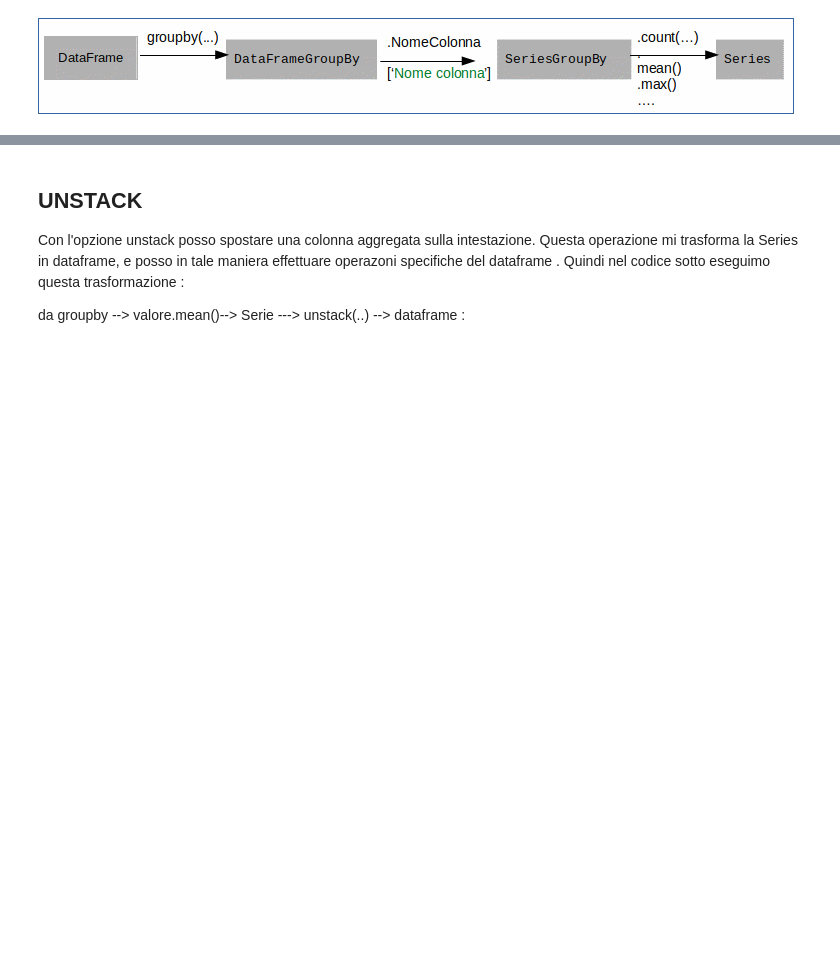
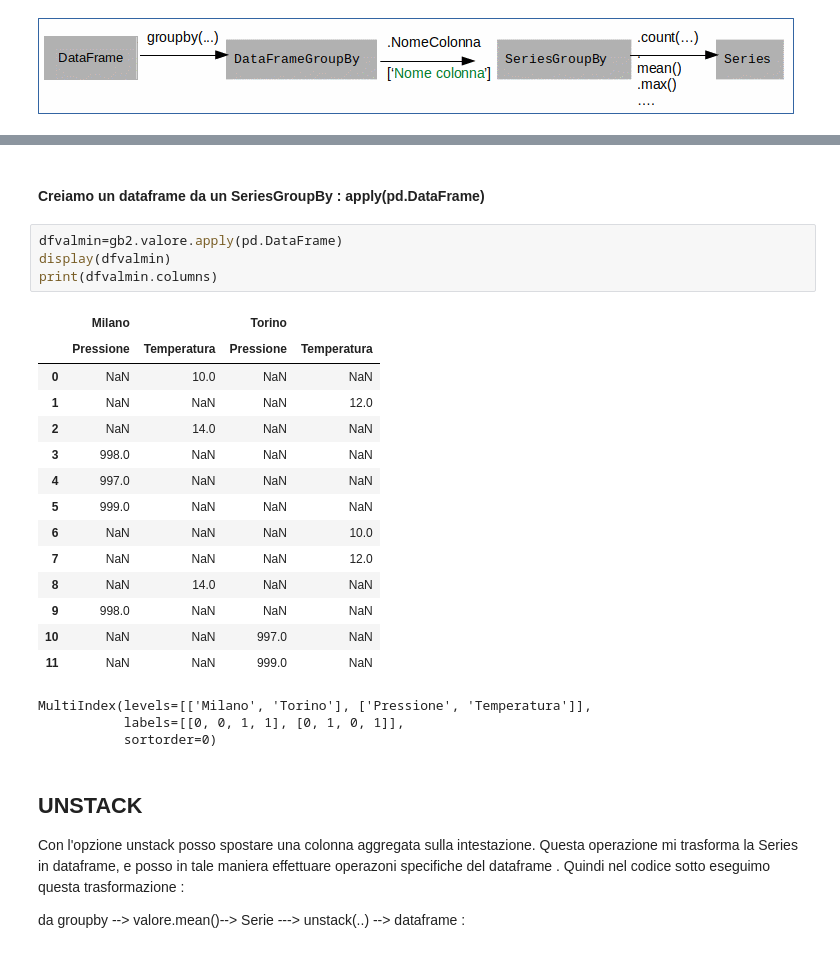
Before and after one commit to antoiovi/jupythernotebooks, a Jupyter notebook: GroupBy.ipynb, the cells around one changed output, grey strips where cells are left out. Cells and saved outputs as stored; diff of their text form; blank space fills up the shorter version.

```diff
--- a/DataFrameGroupBy.ipynb
+++ b/GroupBy.ipynb
@@ -156,3 +230,27 @@ print(type(gb2.valore.mean()))
+# %% [markdown]
+#### Creiamo un dataframe da un SeriesGroupBy : apply(pd.DataFrame)
+# %%
+dfvalmin=gb2.valore.apply(pd.DataFrame)
+display(dfvalmin)
+print(dfvalmin.columns)
+# %% [output]
+|  | Milano |  | Torino |  |
+|  | Pressione | Temperatura | Pressione | Temperatura |
+| 0 | NaN | 10.0 | NaN | NaN |
+| 1 | NaN | NaN | NaN | 12.0 |
+| 2 | NaN | 14.0 | NaN | NaN |
+| 3 | 998.0 | NaN | NaN | NaN |
+| 4 | 997.0 | NaN | NaN | NaN |
+| 5 | 999.0 | NaN | NaN | NaN |
+| 6 | NaN | NaN | NaN | 10.0 |
+| 7 | NaN | NaN | NaN | 12.0 |
+| 8 | NaN | 14.0 | NaN | NaN |
+| 9 | 998.0 | NaN | NaN | NaN |
+| 10 | NaN | NaN | 997.0 | NaN |
+| 11 | NaN | NaN | 999.0 | NaN |
+MultiIndex(levels=[['Milano', 'Torino'], ['Pressione', 'Temperatura']],
+           labels=[[0, 0, 1, 1], [0, 1, 0, 1]],
+           sortorder=0)
 # %% [markdown]
 ## UNSTACK
 Con l'opzione unstack posso spostare una colonna aggregata sulla intestazione. Questa operazione mi trasforma la Series in dataframe, e posso in tale maniera effettuare operazoni specifiche del dataframe .
```
Also changed, not shown: parts of 28 cells of this notebook, 4 other files.
